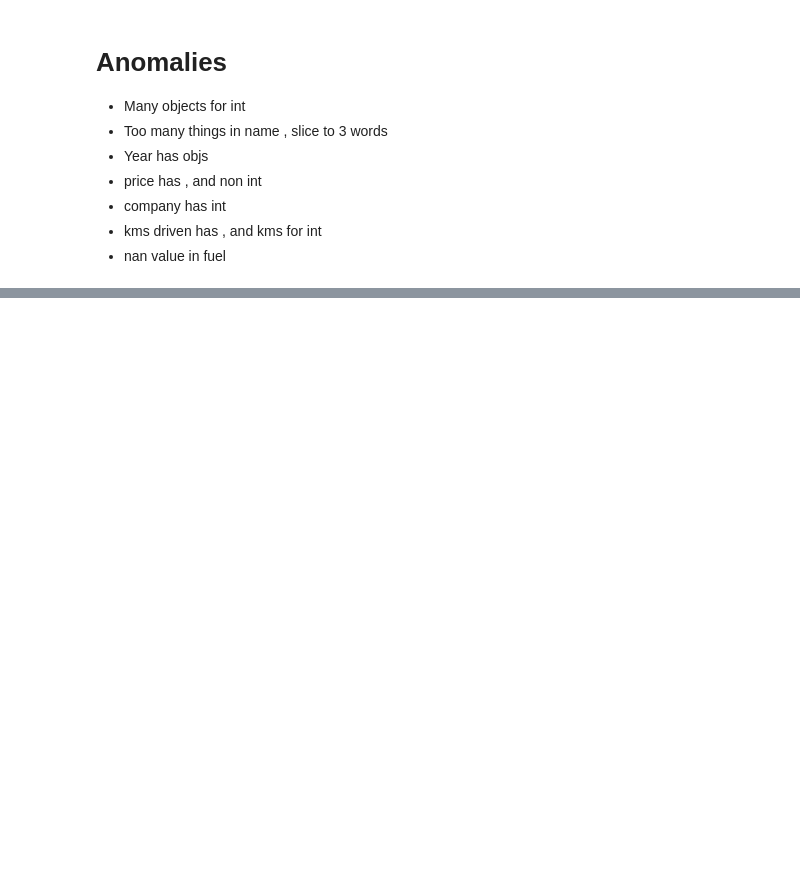
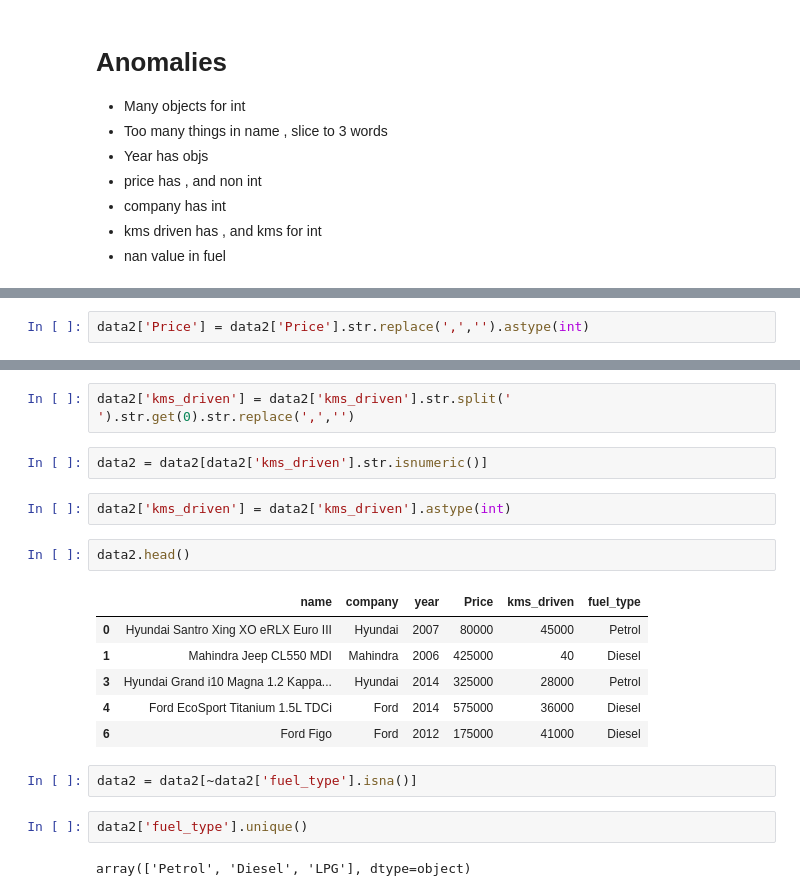
Before and after one commit to Bison619/Car-Price-prediction-System, a Jupyter notebook: carpredi.ipynb, the cells around one changed output, grey strips where cells are left out. Saved outputs shown, nothing was run; the diff lists cells and outputs as text; blank space fills up the shorter version.

```diff
--- a/carpredi.ipynb
+++ b/carpredi.ipynb
@@ -105,0 +130,2 @@ Name: count, dtype: int64
+# %%
+data2['Price'] = data2['Price'].str.replace(',','').astype(int)
@@ -105,0 +141,21 @@ Name: count, dtype: int64
+# %%
+data2['kms_driven'] = data2['kms_driven'].str.split(' ').str.get(0).str.replace(',','')
+# %%
+data2 = data2[data2['kms_driven'].str.isnumeric()]
+# %%
+data2['kms_driven'] = data2['kms_driven'].astype(int)
+# %%
+data2.head()
+# %% [output]
+|  | name | company | year | Price | kms_driven | fuel_type |
+| 0 | Hyundai Santro Xing XO eRLX Euro III | Hyundai | 2007 | 80000 | 45000 | Petrol |
+| 1 | Mahindra Jeep CL550 MDI | Mahindra | 2006 | 425000 | 40 | Diesel |
+| 3 | Hyundai Grand i10 Magna 1.2 Kappa... | Hyundai | 2014 | 325000 | 28000 | Petrol |
+| 4 | Ford EcoSport Titanium 1.5L TDCi | Ford | 2014 | 575000 | 36000 | Diesel |
+| 6 | Ford Figo | Ford | 2012 | 175000 | 41000 | Diesel |
+# %%
+data2 = data2[~data2['fuel_type'].isna()]
+# %%
+data2['fuel_type'].unique()
+# %% [output]
+array(['Petrol', 'Diesel', 'LPG'], dtype=object)
```
Also changed, not shown: parts of 18 cells of this notebook.
